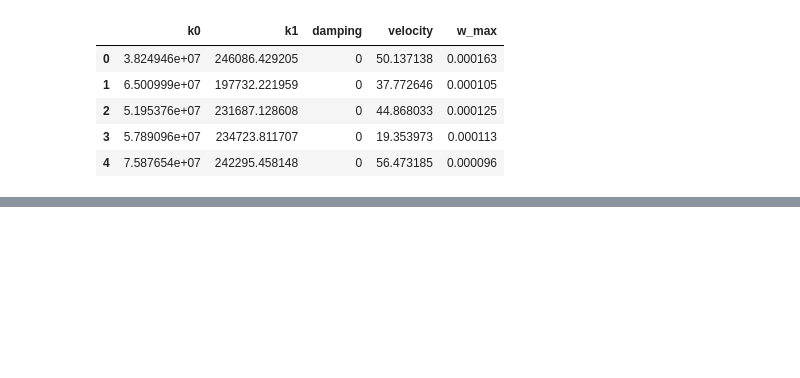
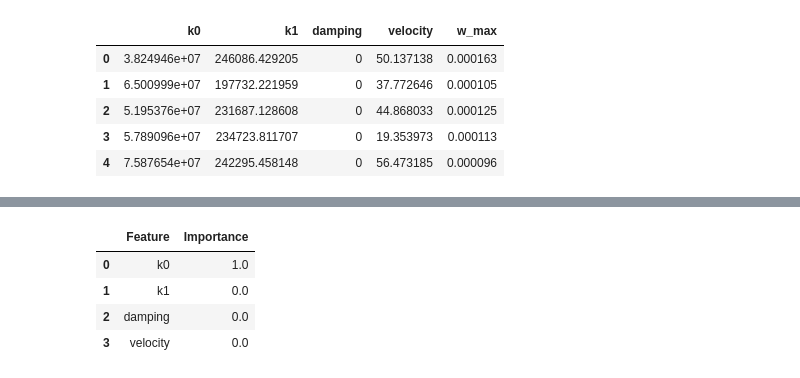
Before and after one commit to Paschal5000/Beam-dynamics-surrogate-model, a Jupyter notebook: xgboost_model.ipynb, the cells around one changed output, grey strips where cells are left out. Saved outputs shown, nothing was run; the diff lists cells and outputs as text; code cells hidden in the pictures; blank space fills up the shorter version.

```diff
--- a/xgboost_model.ipynb
+++ b/xgboost_model.ipynb
@@ -18,0 +37,3 @@ df.head()
+# %%
+# Train-test split
+X_train, X_test, y_train, y_test = train_test_split(X, y, test_size=0.2, random_state=42)
@@ -18,0 +157,16 @@ df.head()
+# %%
+# Feature Importance Plot
+importance = best_xgb.feature_importances_
+
+feature_importance_df = pd.DataFrame({
+    "Feature": X.columns,
+    "Importance": importance
+}).sort_values(by="Importance", ascending=False)
+
+feature_importance_df.head(10)
+# %% [output]
+|  | Feature | Importance |
+| 0 | k0 | 1.0 |
+| 1 | k1 | 0.0 |
+| 2 | damping | 0.0 |
+| 3 | velocity | 0.0 |
```
Also changed, not shown: parts of 12 cells of this notebook.
